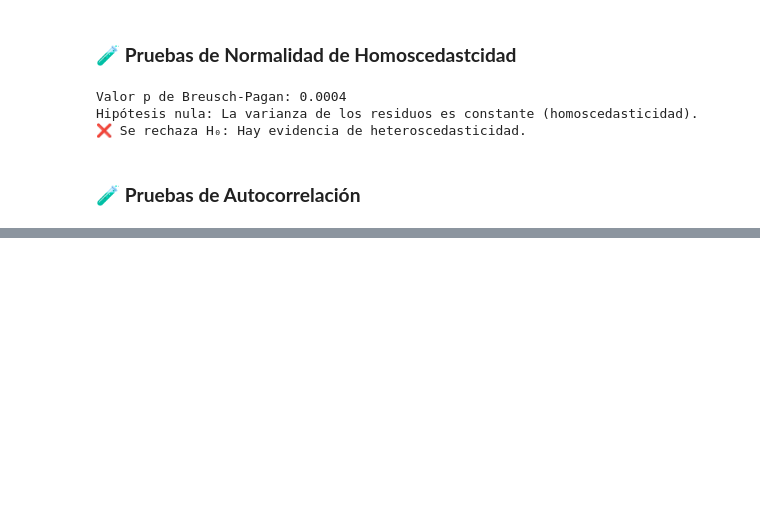
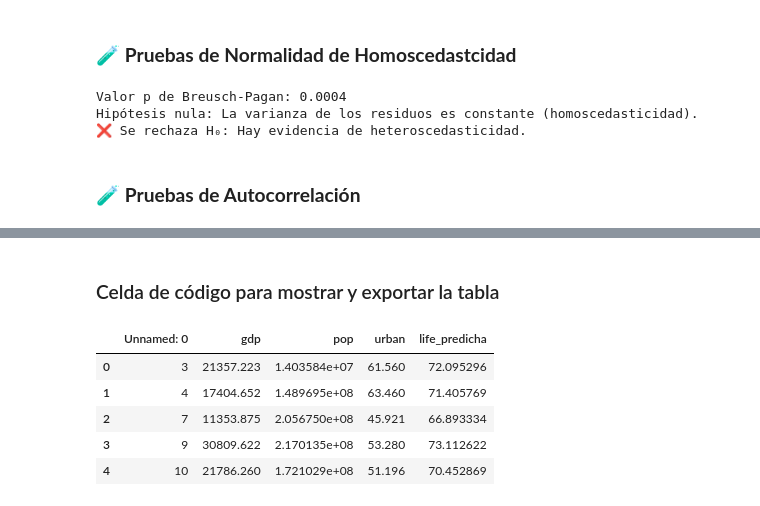
Before and after one commit to diadasiachilensis/data-science, a Jupyter notebook: ejercicios/10.examen/analisis.ipynb, the cells around one changed output, grey strips where cells are left out. Drawn from its saved outputs; the diff is of its cells as text; code cells hidden in the pictures; blank space fills up the shorter version.

```diff
--- a/ejercicios/10.examen/analisis.ipynb
+++ b/ejercicios/10.examen/analisis.ipynb
@@ -369,0 +466,6 @@ Hipótesis nula: La varianza de los residuos es constante (homoscedasticidad).
+# %%
+# Cargar el nuevo archivo para predicción
+df_examen = pd.read_csv("datos_examen.csv")
+
+# Revisar las columnas y primeros datos
+df_examen.head(), df_examen.columns
@@ -369,0 +486,11 @@ Hipótesis nula: La varianza de los residuos es constante (homoscedasticidad).
+# %%
+# Seleccionar solo las variables relevantes y agregar constante
+X_nuevo = df_examen[['gdp', 'urban']]
+X_nuevo_const = sm.add_constant(X_nuevo)
+
+# Realizar predicciones con el modelo optimizado
+predicciones_examen = modelo_opt.predict(X_nuevo_const)
+
+# Combinar resultados con el dataframe original para mostrar
+df_resultado = df_examen.copy()
+df_resultado['life_predicha'] = predicciones_examen
@@ -369,0 +509,23 @@ Hipótesis nula: La varianza de los residuos es constante (homoscedasticidad).
+# %% [markdown]
+### Celda de código para mostrar y exportar la tabla
+# %%
+# Seleccionar las variables relevantes y agregar constante
+X_nuevo = df_examen[['gdp', 'urban']]
+X_nuevo_const = sm.add_constant(X_nuevo)
+
+# Realizar las predicciones
+predicciones_examen = modelo_opt.predict(X_nuevo_const)
+
+# Crear la tabla con resultados
+df_resultado = df_examen.copy()
+df_resultado['life_predicha'] = predicciones_examen
+# %%
+# Mostrar las primeras filas
+df_resultado.head()
+# %% [output]
+|  | Unnamed: 0 | gdp | pop | urban | life_predicha |
+| 0 | 3 | 21357.223 | 1.403584e+07 | 61.560 | 72.095296 |
+| 1 | 4 | 17404.652 | 1.489695e+08 | 63.460 | 71.405769 |
+| 2 | 7 | 11353.875 | 2.056750e+08 | 45.921 | 66.893334 |
+| 3 | 9 | 30809.622 | 2.170135e+08 | 53.280 | 73.112622 |
+| 4 | 10 | 21786.260 | 1.721029e+08 | 51.196 | 70.452869 |
```
Also changed, not shown: parts of 12 cells of this notebook, 1 other file.
